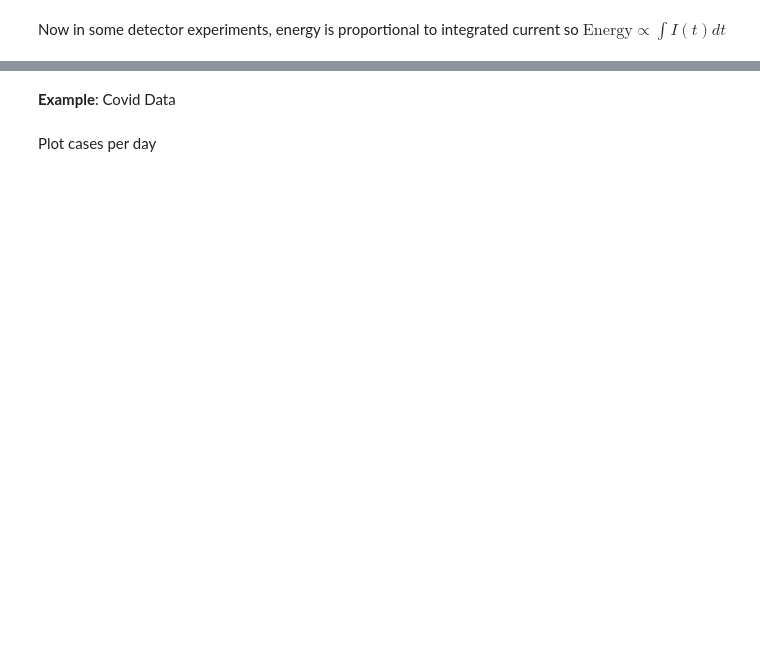
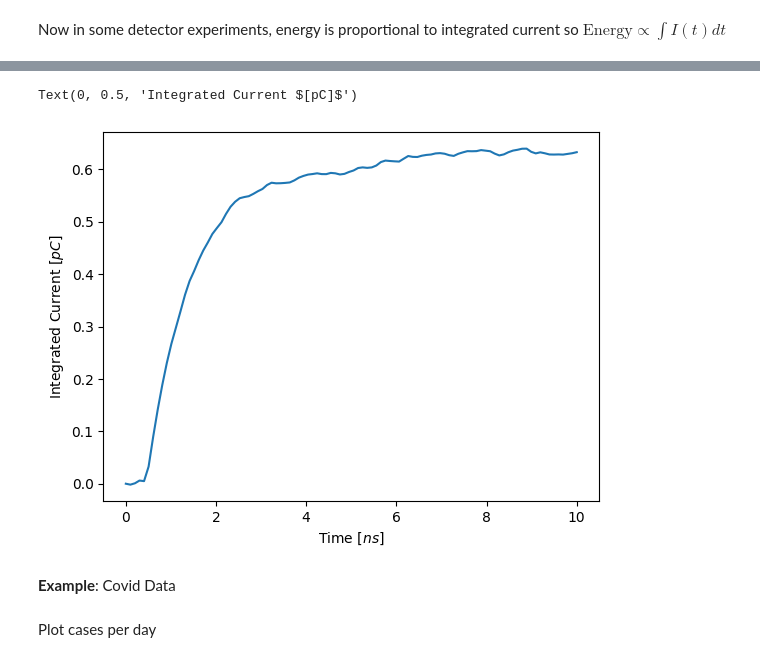
Before and after one commit to sheuher/python_tutorials, a Jupyter notebook: integrals1.ipynb, the cells around one changed output, grey strips where cells are left out. Drawn from its saved outputs; the diff is of its cells as text; code cells hidden in the pictures; blank space fills up the shorter version.

Commit message:
added integrals1 ipy

```diff
--- a/integrals1.ipynb
+++ b/integrals1.ipynb
@@ -113,3 +162,12 @@ Now in some detector experiments, energy is proportional to integrated current s
+# %%
+integral = cumulative_trapezoid(y, x, initial=0)
+# %%
+plt.plot(x, integral)
+plt.xlabel('Time $[ns]$')
+plt.ylabel('Integrated Current $[pC]$')         # integration removed noise
+# %% [output]
+Text(0, 0.5, 'Integrated Current $[pC]$')
+[figure, added]
 # %% [markdown]
 **Example**: Covid Data
 # %%
```
Also changed, not shown: parts of 16 cells of this notebook.
